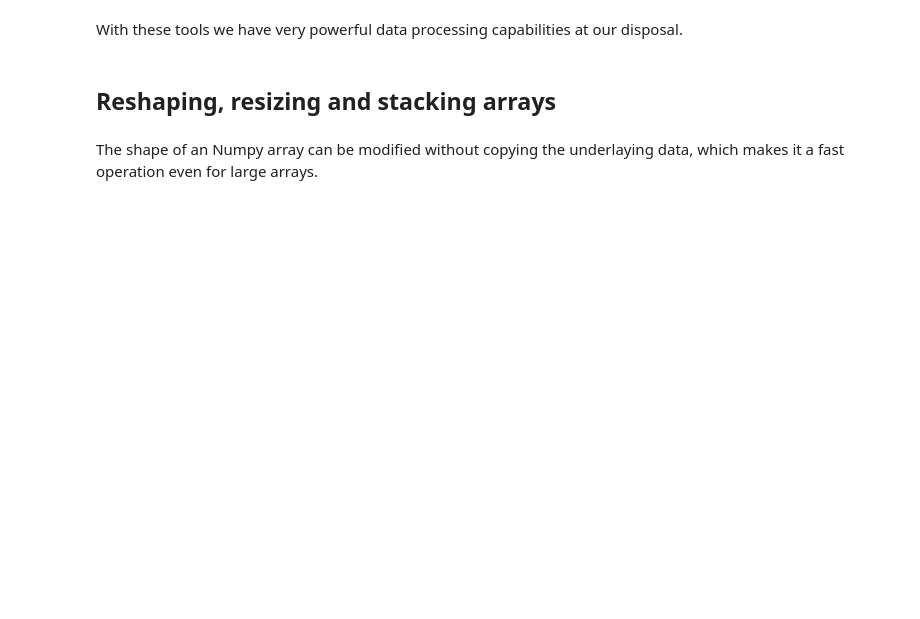
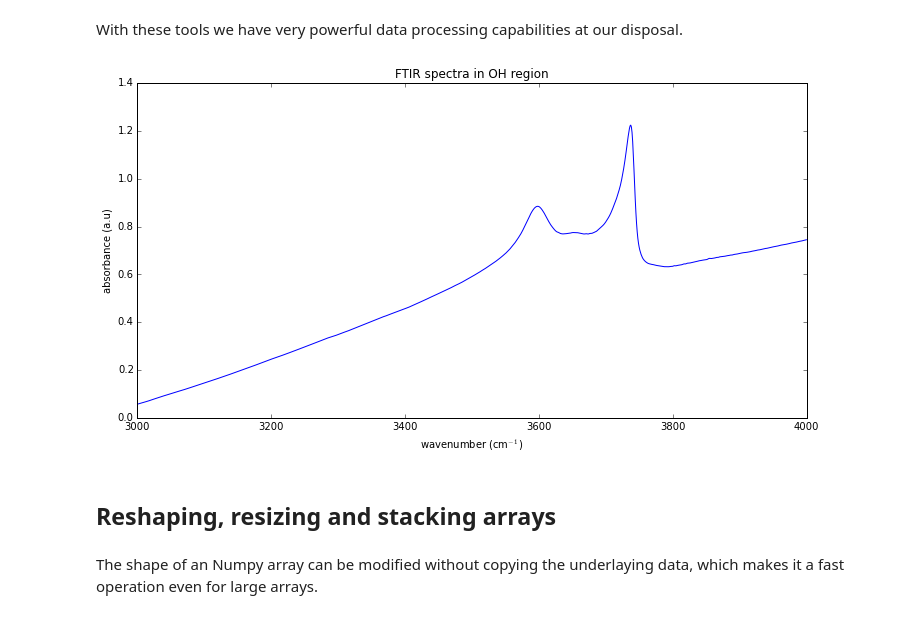
Before and after one commit to fernandezc/tutolcs, a Jupyter notebook: numpy.ipynb, the cells around one changed output. Cells and saved outputs as stored; diff of their text form; code cells hidden in the pictures; blank space fills up the shorter version.

```diff
--- a/numpy.ipynb
+++ b/numpy.ipynb
@@ -430,13 +679,15 @@ np.mean(data[mask_oh,1])
 # %% [markdown]
 With these tools we have very powerful data processing capabilities at our disposal.
 # %%
-fig, ax = subplots(figsize=(12,6))
+fig, ax = pl.subplots(figsize=(12,6))
 w = data[mask_oh,0]
 a = data[mask_oh,1]
 ax.plot(w, a)
 ax.set_title('FTIR spectra in OH region')
 ax.set_xlabel('wavenumber (cm$^{-1}$)')
 ax.set_ylabel('absorbance (a.u)');
+# %% [output]
+[figure, added]
 # %% [markdown]
 ## Reshaping, resizing and stacking arrays
 # %% [markdown]
```
Also changed, not shown: parts of 140 cells of this notebook.
